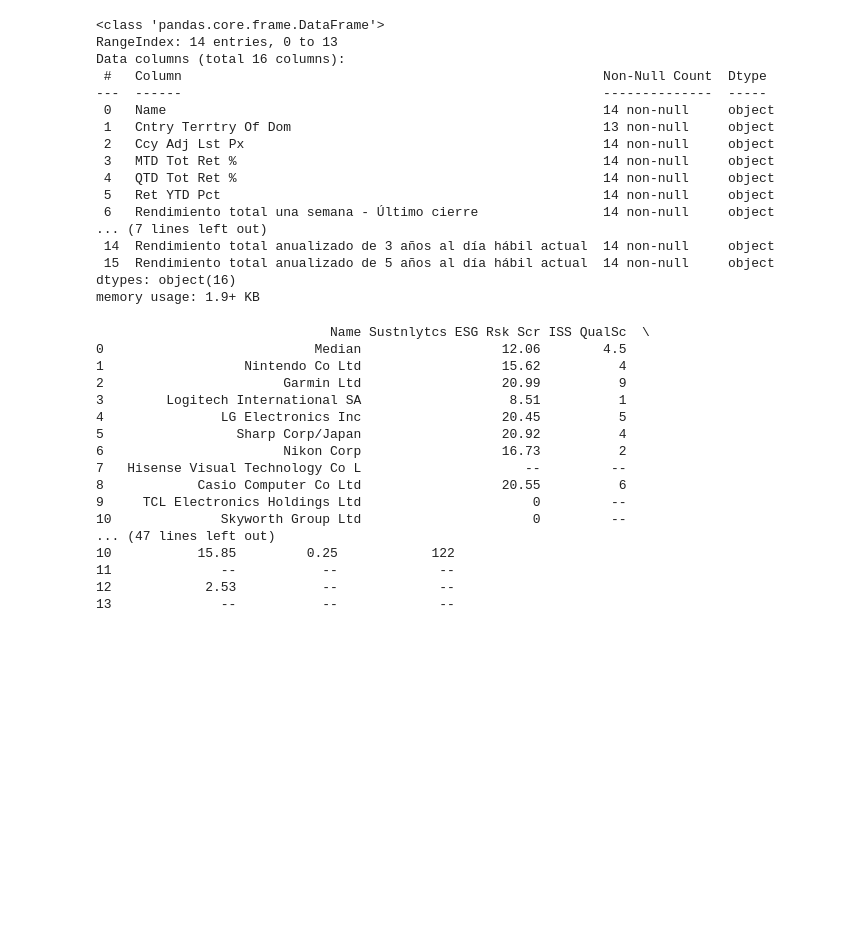
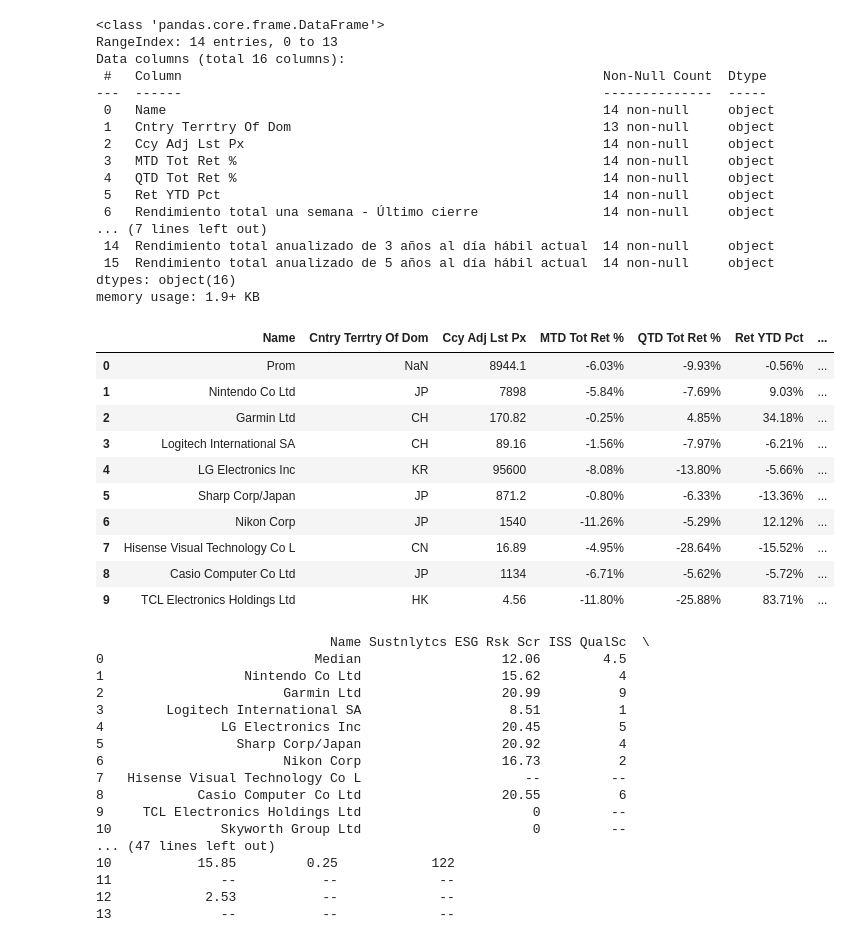
Before and after one commit to valentus-bq/valentus-bq.github.io, a Jupyter notebook: eda.ipynb, the cells around one changed output. Saved outputs shown, nothing was run; the diff lists cells and outputs as text; code cells hidden in the pictures; blank space fills up the shorter version.

```diff
--- a/eda.ipynb
+++ b/eda.ipynb
@@ -101,6 +147,20 @@ Data columns (total 16 columns):
  15  Rendimiento total anualizado de 5 años al día hábil actual  14 non-null     object
 dtypes: object(16)
 memory usage: 1.9+ KB
+# %%
+pce.head(10)
+# %% [output]
+|  | Name | Cntry Terrtry Of Dom | Ccy Adj Lst Px | MTD Tot Ret % | QTD Tot Ret % | Ret YTD Pct | ... |
+| 0 | Prom | NaN | 8944.1 | -6.03% | -9.93% | -0.56% | ... |
+| 1 | Nintendo Co Ltd | JP | 7898 | -5.84% | -7.69% | 9.03% | ... |
+| 2 | Garmin Ltd | CH | 170.82 | -0.25% | 4.85% | 34.18% | ... |
+| 3 | Logitech International SA | CH | 89.16 | -1.56% | -7.97% | -6.21% | ... |
+| 4 | LG Electronics Inc | KR | 95600 | -8.08% | -13.80% | -5.66% | ... |
+| 5 | Sharp Corp/Japan | JP | 871.2 | -0.80% | -6.33% | -13.36% | ... |
+| 6 | Nikon Corp | JP | 1540 | -11.26% | -5.29% | 12.12% | ... |
+| 7 | Hisense Visual Technology Co L | CN | 16.89 | -4.95% | -28.64% | -15.52% | ... |
+| 8 | Casio Computer Co Ltd | JP | 1134 | -6.71% | -5.62% | -5.72% | ... |
+| 9 | TCL Electronics Holdings Ltd | HK | 4.56 | -11.80% | -25.88% | 83.71% | ... |
 # %%
 print(esgce)
 # %% [output]
```
Also changed, not shown: parts of 6 cells of this notebook, 1 other file.
